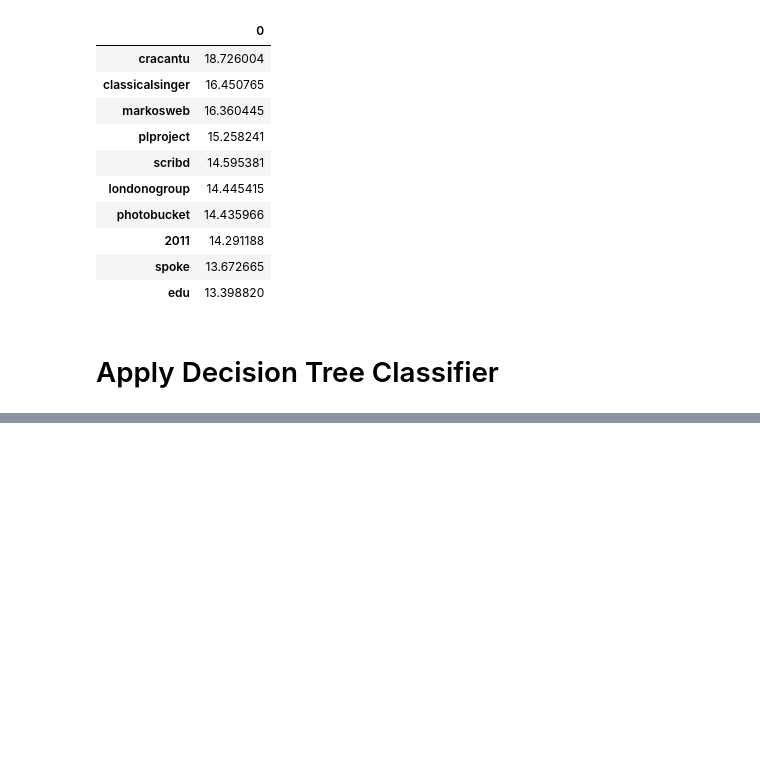
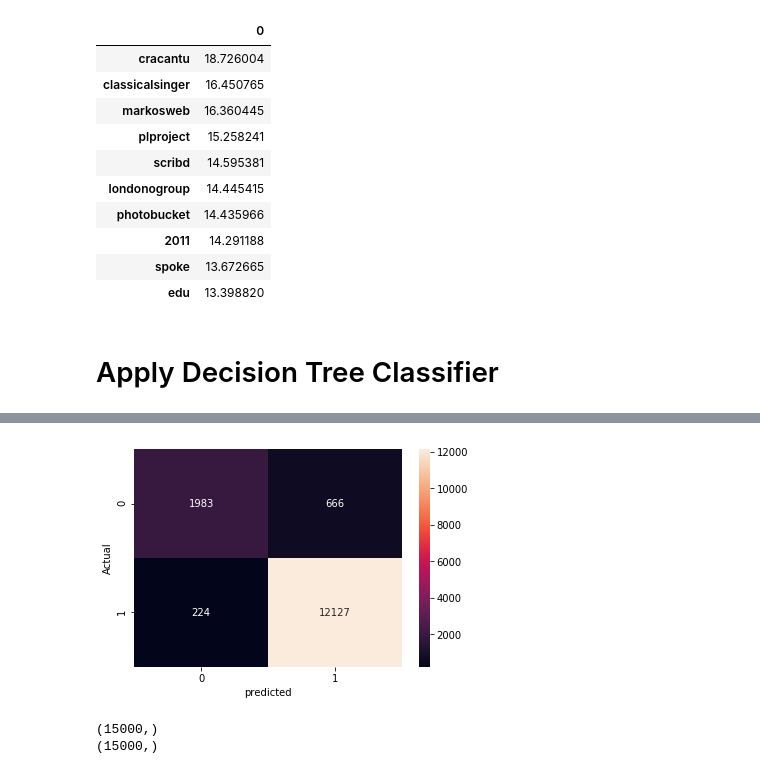
Before and after one commit to bandiravikiranreddy/Machine-Learning, a Jupyter notebook: FakeURLDetection.ipynb, the cells around one changed output, grey strips where cells are left out. Saved outputs shown, nothing was run; the diff lists cells and outputs as text; code cells hidden in the pictures; blank space fills up the shorter version.

Commit message:
Using RandomForestClassifier

```diff
--- a/FakeURLDetection.ipynb
+++ b/FakeURLDetection.ipynb
@@ -305,0 +304,16 @@ import sklearn.
+# %%
+from sklearn.model_selection import RandomizedSearchCV
+from sklearn.ensemble import RandomForestClassifier
+import datetime
+n_estimators = [int(x) for x in np.linspace(start = 10,stop = 200,num = 10)]
+
+params = {
+    'n_estimators' : n_estimators
+}
+
+estimator = RandomForestClassifier()
+start = datetime.datetime.now()
+print(start)
+model = RandomizedSearchCV(estimator = estimator,param_distributions  = params)
+model.fit(X_train,y_train)
+print(datetime.datetime.now() - start)
@@ -305,0 +327,3 @@ import sklearn.
+# %%
+randomReg = RandomForestClassifier(n_estimators = 136)
+randomReg.fit(X_train,y_train)
@@ -305,0 +338,6 @@ import sklearn.
+# %%
+pred2 = randomReg.predict(X_test)
+# %%
+plot_confusion_matrix(y_test,pred2)
+# %% [output]
+[figure, added]
@@ -305,0 +346,6 @@ import sklearn.
+# %%
+print(r_pred.shape)
+print(y_test.shape)
+# %% [output]
+(15000,)
+(15000,)
```
Also changed, not shown: parts of 7 cells of this notebook.
